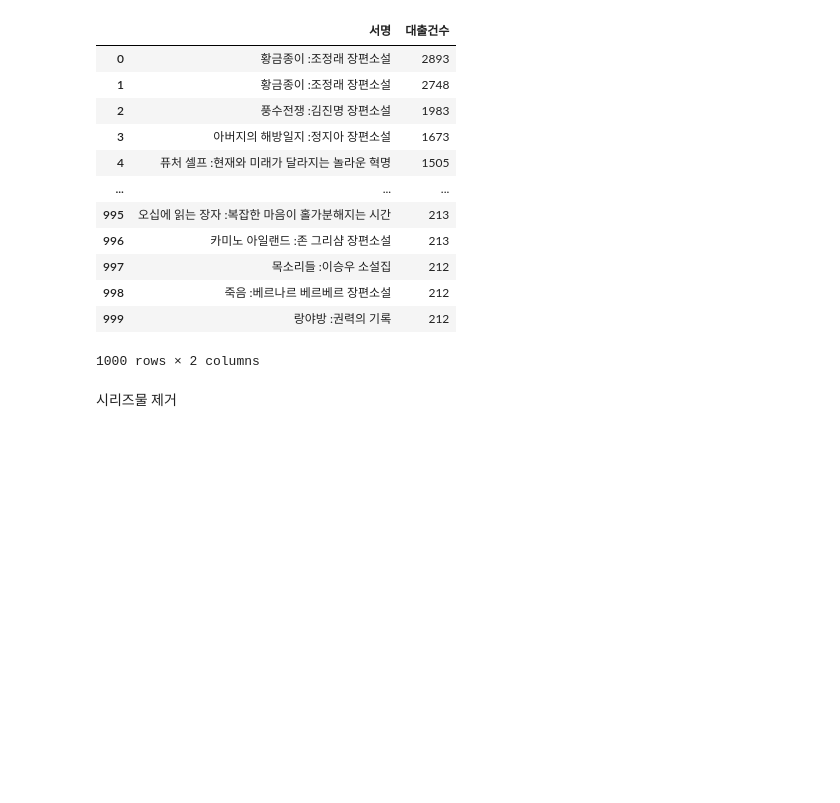
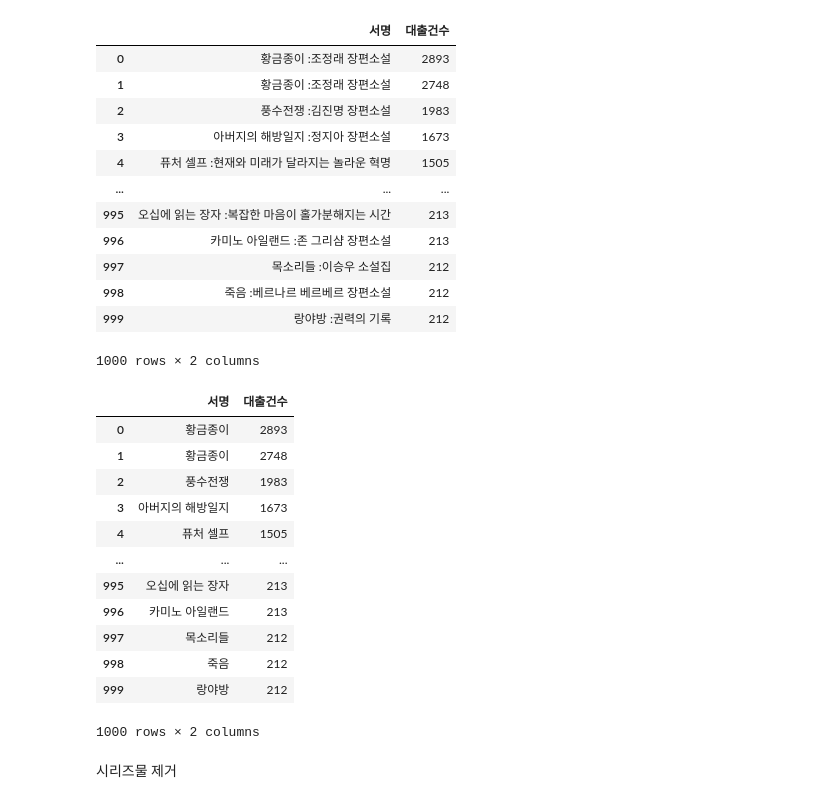
Before and after one commit to Team-cattttt/creative_sw_competiton, a Jupyter notebook: 노년층이 많이 대출한 책.ipynb, the cells around one changed output. Saved outputs shown, nothing was run; the diff lists cells and outputs as text; code cells hidden in the pictures; blank space fills up the shorter version.

```diff
--- a/노년층이 많이 대출한 책.ipynb
+++ b/노년층이 많이 대출한 책.ipynb
@@ -50,6 +50,23 @@ df
 | 998 | 죽음 :베르나르 베르베르 장편소설 | 212 |
 | 999 | 랑야방 :권력의 기록 | 212 |
 1000 rows × 2 columns
+# %%
+df['서명'] = df['서명'].apply(lambda x: x.split(':')[0])
+df
+# %% [output]
+|  | 서명 | 대출건수 |
+| 0 | 황금종이 | 2893 |
+| 1 | 황금종이 | 2748 |
+| 2 | 풍수전쟁 | 1983 |
+| 3 | 아버지의 해방일지 | 1673 |
+| 4 | 퓨처 셀프 | 1505 |
+| ... | ... | ... |
+| 995 | 오십에 읽는 장자 | 213 |
+| 996 | 카미노 아일랜드 | 213 |
+| 997 | 목소리들 | 212 |
+| 998 | 죽음 | 212 |
+| 999 | 랑야방 | 212 |
+1000 rows × 2 columns
 # %% [markdown]
 시리즈물 제거
 # %%
```
Also changed, not shown: parts of 17 cells of this notebook, 4 other files.
